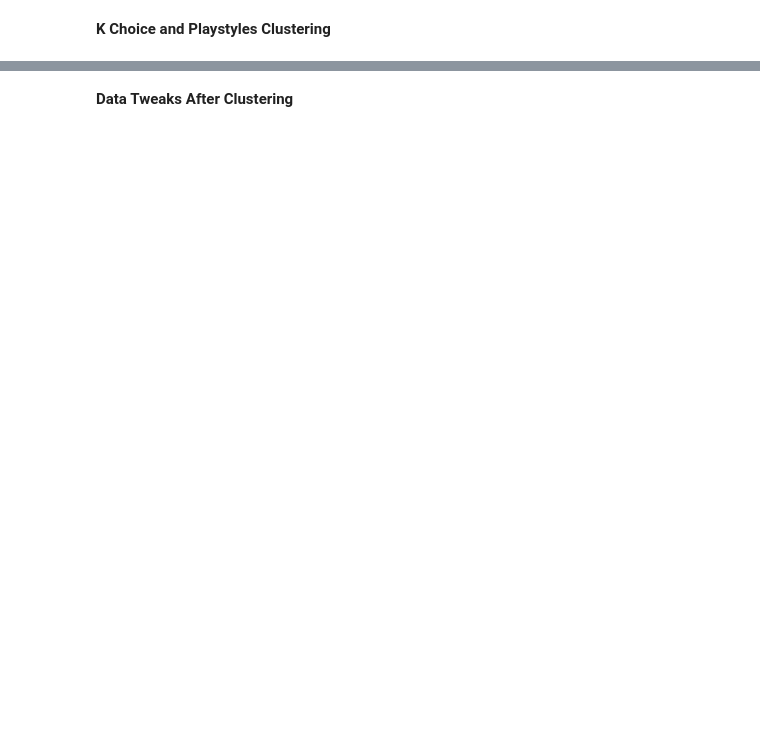
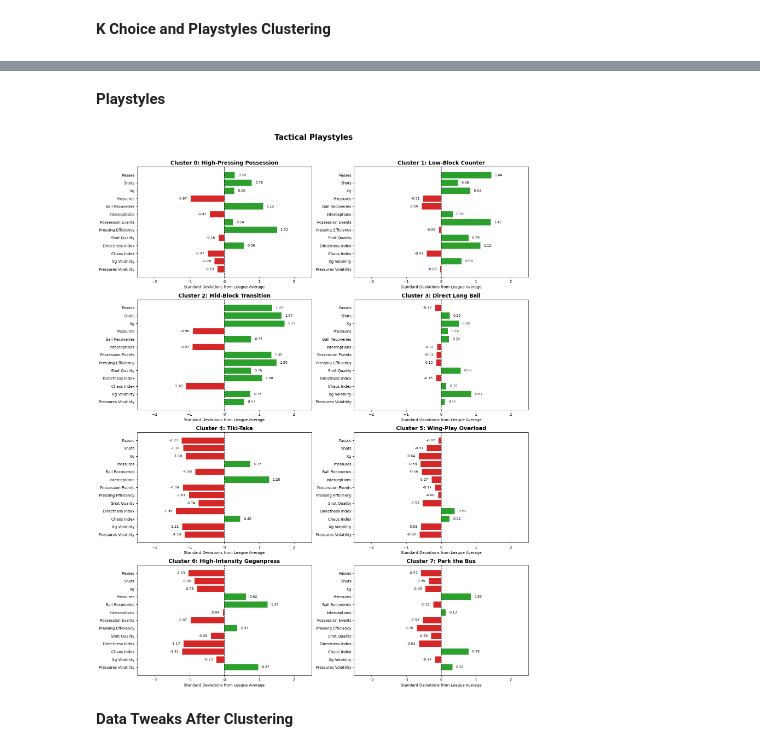
Before and after one commit to Mouad-Ze/SIM2WIN, a Jupyter notebook: ML/Models.ipynb, the cells around one changed output, grey strips where cells are left out. Saved outputs shown, nothing was run; the diff lists cells and outputs as text; code cells hidden in the pictures; blank space fills up the shorter version.

```diff
--- a/ML/Models.ipynb
+++ b/ML/Models.ipynb
@@ -64,3 +64,80 @@ evaluate_optimal_clusters(final_prematch_df)
+# %% [markdown]
+**Playstyles**
+# %%
+def visualize_playstyles(df):
+    # The exact features used for clustering
+    style_features = [
+        'passes_rolling', 'shots_rolling', 'xg_rolling', 'pressures_rolling',
+        'ball_recoveries_rolling', 'interceptions_rolling', 'possession_events_rolling',
+        'pressing_efficiency_rolling', 'shot_quality_rolling', 'directness_index_rolling',
+        'chaos_index_rolling', 'xg_volatility', 'pressures_volatility'
+    ]
+
+    # Clean data and scale
+    df_clustering = df.dropna(subset=style_features).copy()
+    scaler = StandardScaler()
+    scaled_data = scaler.fit_transform(df_clustering[style_features])
+
+    # Fit K-Means with exactly 8 clusters
+    kmeans = KMeans(n_clusters=8, random_state=42, n_init=10)
+    kmeans.fit(scaled_data)
+
+    # Extract the cluster centers (these are in z-scores / standard deviations)
+    centers = pd.DataFrame(kmeans.cluster_centers_, columns=style_features)
+
+    # The names from our Streamlit Engine
+    tactic_names = {
+        0: "High-Pressing Possession", 1: "Low-Block Counter",
+        2: "Mid-Block Transition", 3: "Direct Long Ball",
+        4: "Tiki-Taka", 5: "Wing-Play Overload",
+        6: "High-Intensity Gegenpress", 7: "Park the Bus"
+    }
+
+    # Create a clean feature names list for the graph
+    clean_features = [f.replace('_rolling', '').replace('_', ' ').title() for f in style_features]
+
+    # Set up the matplotlib figure (4 rows, 2 columns)
+    fig, axes = plt.subplots(4, 2, figsize=(16, 20))
+    axes = axes.flatten()
+
+    for i in range(8):
+        ax = axes[i]
+
+        # Get the z-scores for this specific cluster
+        cluster_values = centers.iloc[i].values
+
+        # Color coding: Green for above average (Positive Z), Red for below average (Negative Z)
+        colors = ['#2ca02c' if val > 0 else '#d62728' for val in cluster_values]
+
+        # Plot horizontal bar chart
+        bars = ax.barh(clean_features, cluster_values, color=colors)
+
+        # Add a vertical line at 0 (League Average)
+        ax.axvline(0, color='black', linewidth=1.2, linestyle='--')
+
+        ax.set_title(f"Cluster {i}: {tactic_names[i]}", fontsize=14, fontweight='bold')
+        ax.set_xlabel('Standard Deviations from League Average')
+        ax.set_xlim(-2.5, 2.5) # Lock x-axis so all charts are comparable
+
+        # Invert y-axis so the first feature is at the top
+        ax.invert_yaxis()
+
+        # Optional: Add the exact value text to the bars
+        for bar in bars:
+            width = bar.get_width()
+            label_x_pos = width + 0.1 if width > 0 else width - 0.1
+            ha = 'left' if width > 0 else 'right'
+            ax.text(label_x_pos, bar.get_y() + bar.get_height()/2, f'{width:.2f}',
+                    va='center', ha=ha, fontsize=9, color='black')
+
+    plt.suptitle("Tactical Playstyles", fontsize=20, fontweight='bold', y=1.02)
+    plt.tight_layout()
+    plt.show()
+
+# Run the visualization on your data!
+visualize_playstyles(final_prematch_df)
+# %% [output]
+[figure, added]
 # %% [markdown]
 **Data Tweaks After Clustering**
 # %%
```
Also changed, not shown: parts of 18 cells of this notebook, 10 other files.
